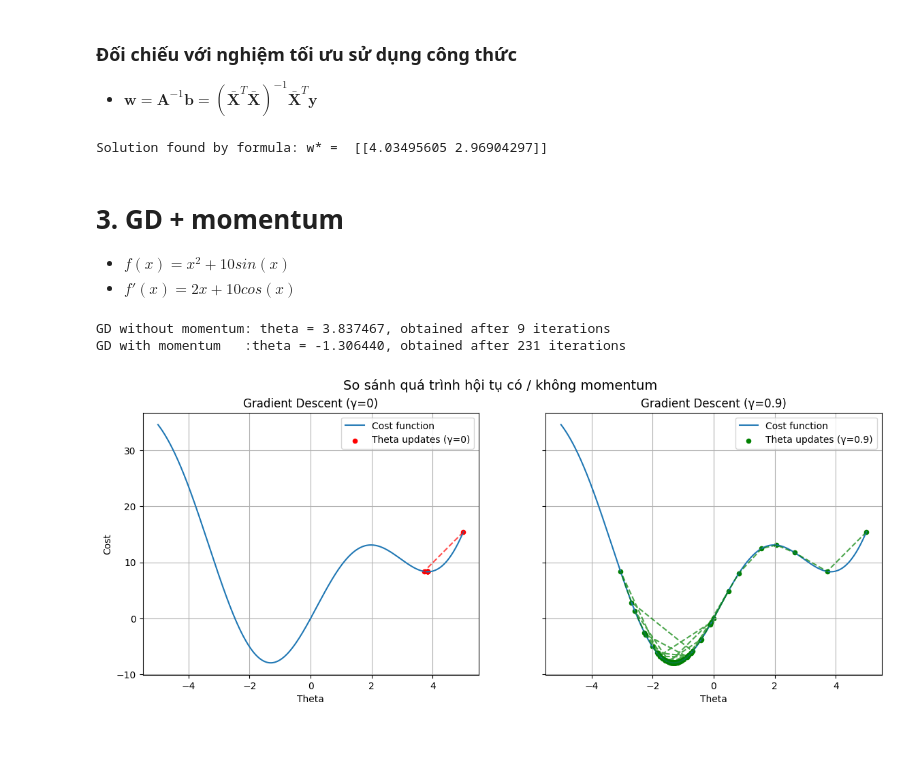
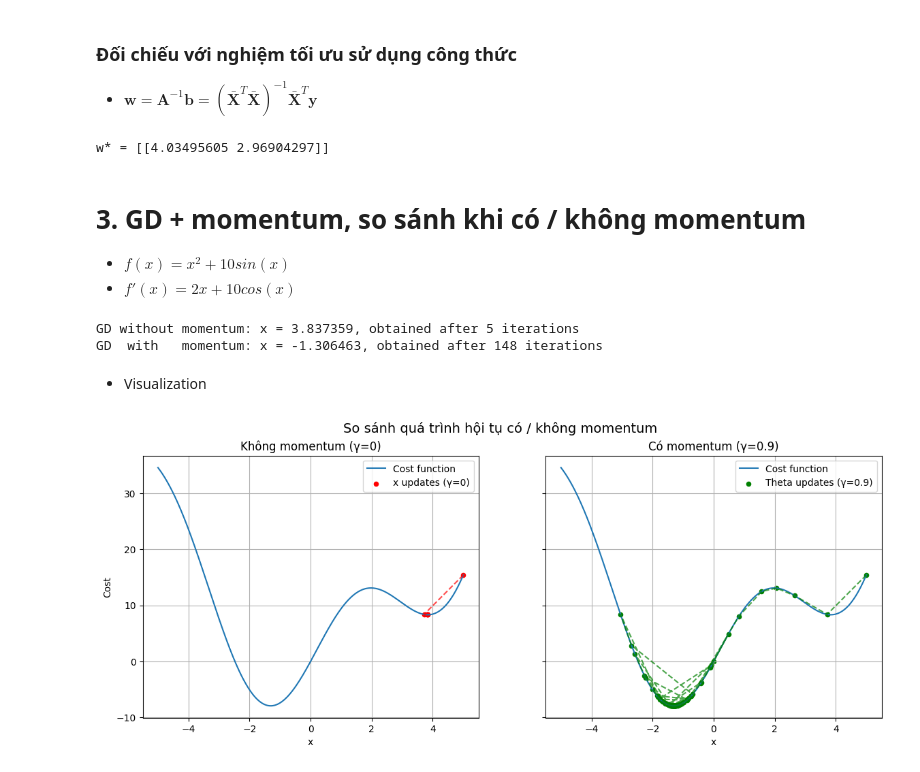
Before and after one commit to mhiu05/Training_PAYT_CLUB, a Jupyter notebook: week_2/Gradient_descent.ipynb, the cells around one changed output. Drawn from its saved outputs; the diff is of its cells as text; code cells hidden in the pictures; blank space fills up the shorter version.

```diff
--- a/week_2/Gradient_descent.ipynb
+++ b/week_2/Gradient_descent.ipynb
@@ -2,9 +2,11 @@
 import math
 import numpy as np
 import matplotlib.pyplot as plt
+import time
+
 np.random.seed(42)
 
-eps = 1e-6
+eps = 1e-3
 # %% [markdown]
 # 1. GD cho hàm 1 biến
 * $f(x) = \frac{1}{2} (x - 1)^{2} - 2$
@@ -74,69 +76,74 @@ w* = [[4.03496918 2.96901801]], obtained after 111 iterations
 A = np.dot(Xbar.T, Xbar)
 b = np.dot(Xbar.T, y)
 w_lr = np.dot(np.linalg.pinv(A), b)
-print('Solution found by formula: w* = ',w_lr.T)
+print(f"w* = {w_lr.T}")
 # %% [output]
-Solution found by formula: w* =  [[4.03495605 2.96904297]]
+w* = [[4.03495605 2.96904297]]
 # %% [markdown]
-# 3. GD + momentum
+# 3. GD + momentum, so sánh khi có / không momentum
 * $f(x) = x^2 + 10sin(x)$
 * $f'(x) = 2x + 10cos(x)$
 # %%
-def grad_momentum(theta):
-    return 2*theta + 10*np.cos(theta)
+def grad3(x):
+    return 2*x + 10*np.cos(x)
 
-def cost_momentum(theta):
-    return theta**2 + 10*np.sin(theta)
+def cost3(x):
+    return x**2 + 10*np.sin(x)
 
-def gd_momentum(theta_init, eta, gamma, max_iter=1000):
-    theta = [float(theta_init)]
+def gd_momentum(x_init, eta, gamma, max_iter=1000):
+    x = [float(x_init)]
     v_old = 0.0
     for it in range(max_iter):
-        v_new = gamma * v_old + eta * grad_momentum(theta[-1])
-        theta_new = theta[-1] - v_new
-        theta.append(theta_new)
+        v_new = gamma * v_old + eta * grad3(x[-1])
+        x_new = x[-1] - v_new
+        x.append(x_new)
         v_old = v_new
 
-        if abs(grad_momentum(theta_new)) < eps:
-            return theta, it + 1
+        if abs(grad3(x_new)) < eps:
+            return x, it + 1
 
-    return theta, max_iter
+    return x, max_iter
 
-x, it3 = gd_momentum(5, 0.1, 0)
-print(f"GD without momentum: theta = {x[-1]:.6f}, obtained after {it3} iterations")
+x3, it3 = gd_momentum(5, 0.1, 0)
+print(f"GD without momentum: x = {x3[-1]:.6f}, obtained after {it3} iterations")
 
-x_, it3_ = gd_momentum(5, 0.1, 0.9)
-print(f"GD with momentum   :theta = {x_[-1]:.6f}, obtained after {it3_} iterations")
+x3_, it3_ = gd_momentum(5, 0.1, 0.9)
+print(f"GD  with   momentum: x = {x3_[-1]:.6f}, obtained after {it3_} iterations")
 # %% [output]
-GD without momentum: theta = 3.837467, obtained after 9 iterations
-GD with momentum   :theta = -1.306440, obtained after 231 iterations
+GD without momentum: x = 3.837359, obtained after 5 iterations
+GD  with   momentum: x = -1.306463, obtained after 148 iterations
+# %% [markdown]
+* Visualization
 # %%
+x_hist, it_hist = gd_momentum(5, 0.1, 0) # Không momentum
+x1_hist, it1_hist = gd_momentum(5, 0.1, 0.9) # Có momentum
+
 fig, axes = plt.subplots(1, 2, figsize=(14,5), sharey=True)
 
-theta_vals = np.linspace(-5, 5, 400)
-cost_vals = cost_momentum(theta_vals)
+x_vals = np.linspace(-5, 5, 400)
+cost_vals = cost3(x_vals)
 
 # Trường hợp không momentum
-axes[0].plot(theta_vals, cost_vals, label='Cost function')
-axes[0].scatter(x_hist, [cost_momentum(t) for t in x_hist], color='red', s=20, label='Theta updates (γ=0)')
-axes[0].plot(x_hist, [cost_momentum(t) for t in x_hist], 'r--', alpha=0.7)
-axes[0].set_title('Gradient Descent (γ=0)')
-axes[0].set_xlabel('Theta')
+axes[0].plot(x_vals, cost_vals, label='Cost function')
+axes[0].scatter(x_hist, [cost3(t) for t in x_hist], color='red', s=20, label='x updates (γ=0)')
+axes[0].plot(x_hist, [cost3(t) for t in x_hist], 'r--', alpha=0.7)
+axes[0].set_title('Không momentum (γ=0)')
+axes[0].set_xlabel('x')
 axes[0].set_ylabel('Cost')
 axes[0].grid(True)
 axes[0].legend()
 
 # Trường hợp có momentum
-axes[1].plot(theta_vals, cost_vals, label='Cost function')
-axes[1].scatter(x1_hist, [cost_momentum(t) for t in x1_hist], color='green', s=20, label='Theta updates (γ=0.9)')
-axes[1].plot(x1_hist, [cost_momentum(t) for t in x1_hist], 'g--', alpha=0.7)
-axes[1].set_title('Gradient Descent (γ=0.9)')
-axes[1].set_xlabel('Theta')
+axes[1].plot(x_vals, cost_vals, label='Cost function')
+axes[1].scatter(x1_hist, [cost3(t) for t in x1_hist], color='green', s=20, label='Theta updates (γ=0.9)')
+axes[1].plot(x1_hist, [cost3(t) for t in x1_hist], 'g--', alpha=0.7)
+axes[1].set_title('Có momentum (γ=0.9)')
+axes[1].set_xlabel('x')
 axes[1].grid(True)
 axes[1].legend()
 
 plt.suptitle('So sánh quá trình hội tụ có / không momentum', fontsize=14)
 plt.show()
 # %% [output]
-[figure, old version]
+[figure, new version]
 # %% [markdown]
```
Also changed, not shown: parts of 8 cells of this notebook.
